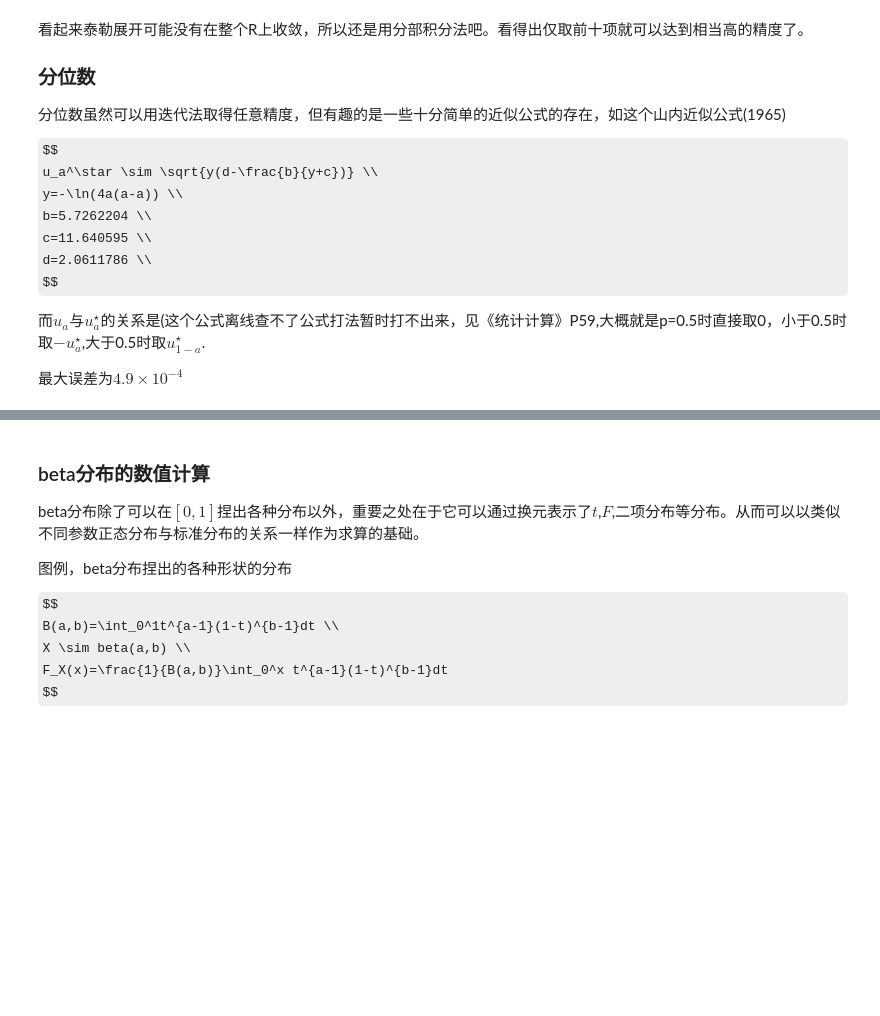
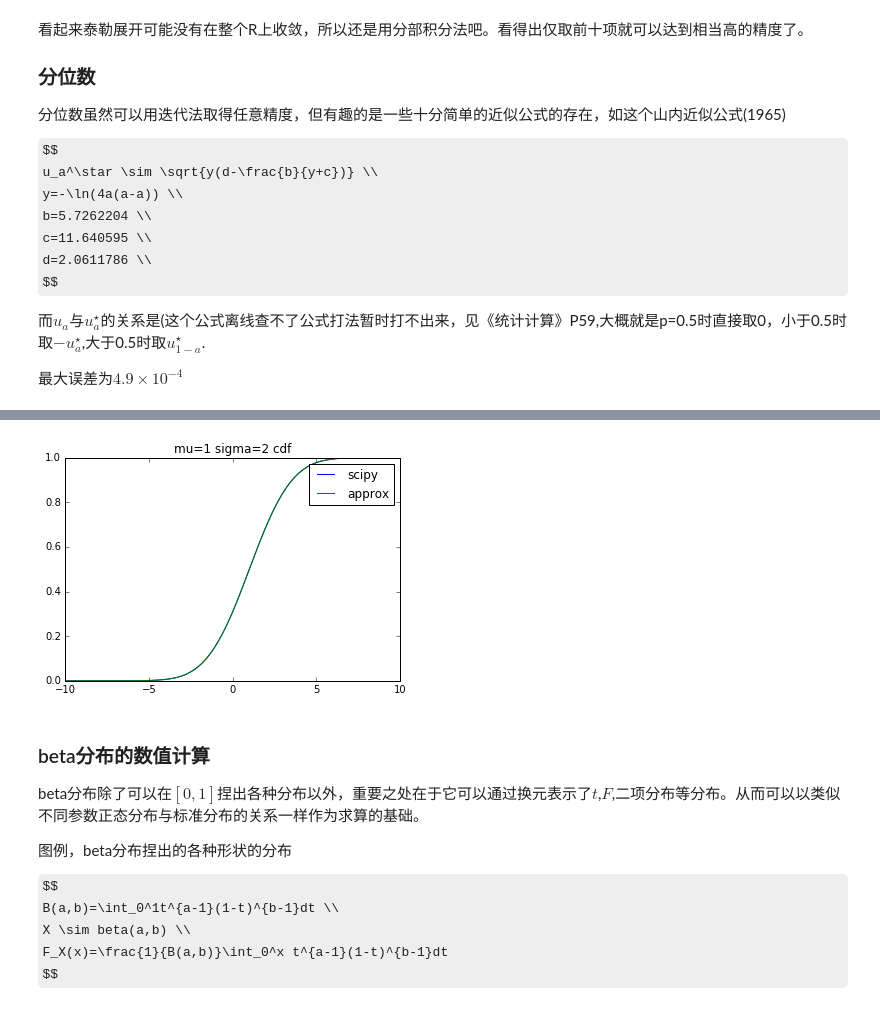
Before and after one commit to yiyuezhuo/Mathematical-statistics, a Jupyter notebook: cal.ipynb, the cells around one changed output, grey strips where cells are left out. Saved outputs shown, nothing was run; the diff lists cells and outputs as text; code cells hidden in the pictures; some formulas as TeX source; blank space fills up the shorter version.

```diff
--- a/cal.ipynb
+++ b/cal.ipynb
@@ -111,3 +187,23 @@ plt.show()
+# %%
+norms_cdf=erf_cdf
+norms_ppf=lambda a:star_ppf(a,Shannei)
+
+def norm_cdf(x,mu,sigma):
+    return norms_cdf((x-mu)/sigma)
+
+def norm_ppf(a,mu,sigma):
+    return sigma*norms_ppf+mu
+
+X=np.linspace(-10,10,1000)
+mu=1
+sigma=2
+plt.plot(X,stat.norm(mu,sigma).cdf(X),label="scipy")
+plt.plot(X,norm_cdf(X,mu,sigma),label="approx")
+plt.title("mu={} sigma={} cdf".format(mu,sigma))
+plt.legend()
+plt.show()
+# %% [output]
+[figure, added]
 # %% [markdown]
 ### beta分布的数值计算
 
```
Also changed, not shown: parts of 25 cells of this notebook, 1 other file.
